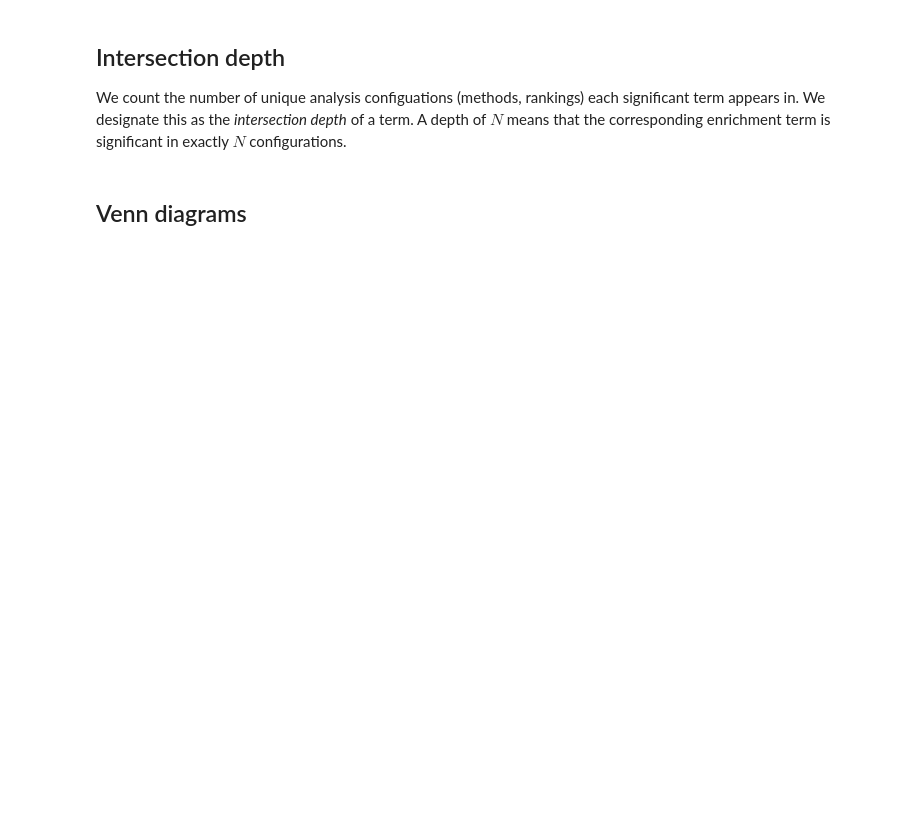
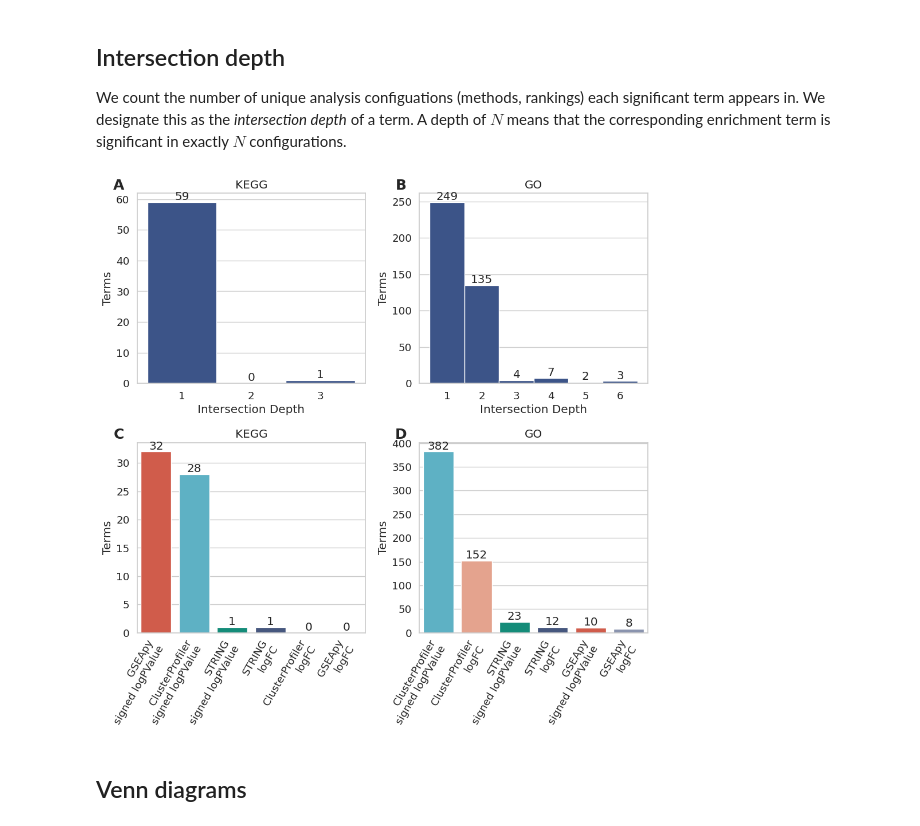
Before and after one commit to pdegen/SynEnrich, a Jupyter notebook: workflow/notebooks/main.ipynb, the cells around one changed output. Saved outputs shown, nothing was run; the diff lists cells and outputs as text; code cells hidden in the pictures; blank space fills up the shorter version.

Commit message:
improve meta plots

```diff
--- a/workflow/notebooks/main.ipynb
+++ b/workflow/notebooks/main.ipynb
@@ -152,8 +182,10 @@ Run the following command in project root directory:
 # %% [markdown]
 ## Load results
 # %%
-sns.set_style("darkgrid")
-palette = sns.color_palette()
+import pickle
+import matplotlib
+from scripts.plots import npg_palette
 
+npg = npg_palette()
 output_files = glob.glob(f"{savepath}/syn.*[tc]sv")
 print(f"Found {len(output_files)} output files:\n",*[o+"\n" for o in output_files])
@@ -240,3 +316,59 @@ fig.savefig(f"{figpath}/number_sig_terms.{project_name}.pdf")
+# %%
+palette = npg
+
+sns.set(font_scale=1.2)
+sns.set_style("whitegrid")
+
+fig, axes = plt.subplots(2, 2, figsize=(10,10))
+axes = axes.flatten()
+
+### Intersection depth
+
+for ax, lib in zip(axes[:2],libraries):
+    depth_df = summary_dict[lib]["depth_df"]
+    h = sns.histplot(depth_df['Depth'], bins=depth_df['Depth'].max() - depth_df['Depth'].min() + 1,
+                discrete=True, ax=ax, alpha=1, color=npg[3])
+    h.bar_label(h.containers[0])
+    ax.set(title=lib, xlabel="Intersection Depth", ylabel="Terms")
+    ax.set_xticks(range(depth_df['Depth'].min(), depth_df['Depth'].max() + 1))
+    ax.grid(axis='x')
+
+### Number of terms
+
+for ax, lib in zip(axes[2:], libraries):
+    summary_df = summary_dict[lib]["summary_df"]
+    qv = summary_df.drop(["Combined","nan"], axis=1, level=0)
+    qv = qv.xs("qvalue", level=2, axis=1)
+    qv = qv.replace(np.nan,1)
+    qv = qv < qval
+
+    qqv=qv.sum().reset_index()
+    qqv.replace({"Tool": pretty_print, "Metric": pretty_print}, inplace=True)
+    qqv.index = qqv["Tool"] + "\n" + qqv["Metric"]
+    qqv = qqv.drop(["Tool","Metric"], axis=1)
+    qqv = qqv.sort_values(by=qqv.columns[0], ascending=False)
+
+    if ax == axes[2]:
+        hue_order = {qqv.index[i]: npg[i] for i in range(len(qqv))}
+
+    qqv["hue"] = qqv.index
+    b = sns.barplot(data=qqv, x=qqv.index, y=qqv.iloc[:, 0], ax=ax, alpha=1, hue = 'hue', palette=palette, hue_order=hue_order)
+    for i in b.containers:
+        b.bar_label(i,)
+    ax.set_xticks(ax.get_xticks(), ax.get_xticklabels(), rotation=60, ha='right')
+    ax.set(title=lib, ylabel="Terms", xlabel=None)
+
+    # apply offset transform to all x ticklabels.
+    offset = matplotlib.transforms.ScaledTranslation(12/72., 3/72., fig.dpi_scale_trans)
+    for label in ax.xaxis.get_majorticklabels():
+        label.set_transform(label.get_transform() + offset)
+for i in range(len(axes)):
+    axes[i].annotate(chr(ord('A')+i), xy=(-0.08, 1.04), xycoords="axes fraction", weight="bold", va='center',ha='center', fontsize=18)
+
+fig.tight_layout()
+fig.savefig(f"{figpath}/bars.{project_name}.pdf")
+# %% [output]
+[figure, added]
 # %% [markdown]
 ## Venn diagrams
 # %%
```
Also changed, not shown: parts of 22 cells of this notebook, 2 other files.
